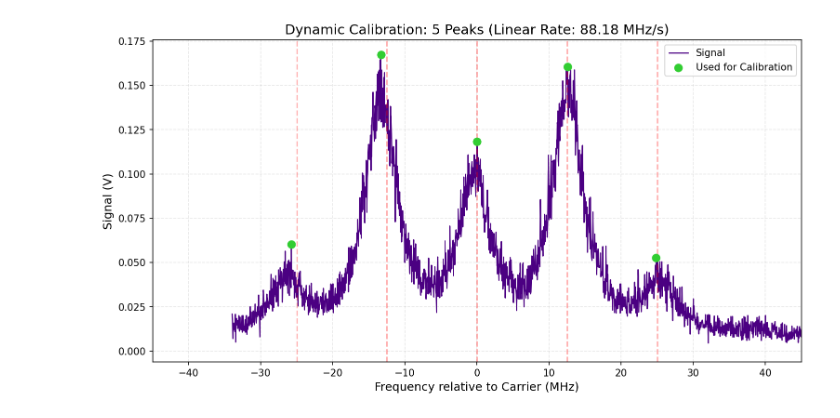
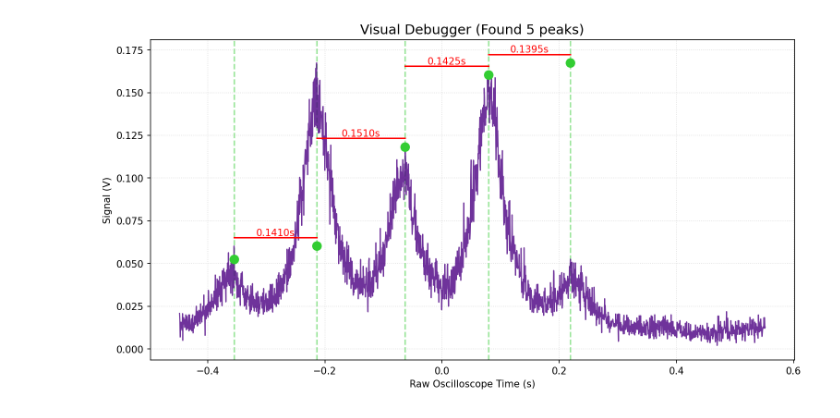
Before and after one commit to MichelangeloDondi/rb6s-spectroscopy, a Jupyter notebook: notebooks/01_eom_nested_fit.ipynb, the cells around one changed output. Saved outputs shown, nothing was run; the diff lists cells and outputs as text; code cells hidden in the pictures.

```diff
--- a/notebooks/01_eom_nested_fit.ipynb
+++ b/notebooks/01_eom_nested_fit.ipynb
@@ -5,76 +5,49 @@ import numpy as np
 from scipy.signal import find_peaks
 from pathlib import Path
 
-# --- LOAD DATA ---
+# --- 1. LOAD DATA ---
 data_dir = Path("/Users/michelangelodondi/Documents/Research/rb6s-spectroscopy/data/01_raw/power_eom")
 f = data_dir / "4121nm_eom_after1.csv"
 df = pd.read_csv(f, skiprows=2, header=None)
 df.columns = ['time_s', 'signal_v']
 df = df.apply(pd.to_numeric, errors='coerce').dropna()
 
-# --- DYNAMIC PEAK DETECTION ---
-peaks, props = find_peaks(df['signal_v'], prominence=0.03, distance=50)
+# --- 2. TWEAK THESE TWO NUMBERS ---
+# Prominence: How far a peak must rise above its local background.
+# Distance: Minimum number of data points (not seconds!) between peaks.
+TEST_PROMINENCE = 0.03
+TEST_DISTANCE = 150
+
+peaks, _ = find_peaks(df['signal_v'], prominence=TEST_PROMINENCE, distance=TEST_DISTANCE)
+
 t_peaks = np.sort(df['time_s'].iloc[peaks].values)
 v_peaks = np.sort(df['signal_v'].iloc[peaks].values)
 
-num_peaks = len(t_peaks)
-print(f"🔍 Detected {num_peaks} high-prominence peaks.")
+# --- 3. PLOT AND MEASURE ---
+plt.figure(figsize=(12, 6), dpi=150)
+plt.plot(df['time_s'], df['signal_v'], color='indigo', linewidth=1.2, alpha=0.8)
 
-if num_peaks >= 3:
-    # 1. Identify the Carrier (Assume it's the middle peak of the cluster)
-    center_idx = num_peaks // 2
-    t_carrier = t_peaks[center_idx]
+# --- NEW: Vertical lines dropping from the green dots ---
+for t in t_peaks:
+    plt.axvline(x=t, color='limegreen', linestyle='--', alpha=0.5, zorder=1)
 
-    # 2. Assign Theoretical Frequencies (Assuming 12.5 MHz spacing)
-    # E.g., if 5 peaks, indices are -2, -1, 0, 1, 2 -> multiplied by 12.5
-    peak_indices = np.arange(num_peaks) - center_idx
-    expected_freqs = peak_indices * 12.5
+# Plot the green dots on top
+plt.scatter(t_peaks, v_peaks, color='limegreen', s=80, zorder=5)
 
-    # 3. The Interval Test (Check for piezo linearity)
-    spacings = np.diff(t_peaks)
-    avg_spacing = np.median(spacings)
-    max_deviation = np.max(np.abs(spacings - avg_spacing)) / avg_spacing
+# Draw lines and text showing the exact gap between peaks
+for i in range(len(t_peaks) - 1):
+    t1, t2 = t_peaks[i], t_peaks[i+1]
+    v_mid = max(v_peaks[i], v_peaks[i+1]) + 0.005 # Put text slightly above
+    gap = t2 - t1
 
-    print("\n📏 Calibration Diagnostics:")
-    if max_deviation > 0.10:
-        print(f"   ⚠️ PIEZO WARPING DETECTED: Peak spacing varies by {max_deviation*100:.1f}%.")
-        print("   -> Applying 2nd-Order Polynomial Correction to unwarp the scan.")
-        # Fit a curve: Time -> Frequency to account for non-linear scanning
-        fit_coeffs = np.polyfit(t_peaks, expected_freqs, 2)
-        # Apply the quadratic fit to the whole time axis
-        df['freq_mhz'] = np.polyval(fit_coeffs, df['time_s'])
-        scan_rate_msg = "Non-Linear Fit Applied"
-    else:
-        print(f"   ✅ LINEAR SCAN: Peak spacing is uniform (Max deviation: {max_deviation*100:.1f}%).")
-        print("   -> Applying standard linear calibration.")
-        mhz_per_s = 12.5 / avg_spacing
-        df['freq_mhz'] = (df['time_s'] - t_carrier) * mhz_per_s
-        scan_rate_msg = f"Linear Rate: {mhz_per_s:.2f} MHz/s"
+    # Draw a horizontal line connecting the peaks
+    plt.plot([t1, t2], [v_mid, v_mid], color='red', linewidth=1.5)
+    # Write the time gap above the line
+    plt.text((t1 + t2) / 2, v_mid + 0.001, f"{gap:.4f}s", ha='center', color='red', fontsize=10)
 
-    # --- PLOTTING ---
-    plt.figure(figsize=(12, 6), dpi=150)
-    plt.plot(df['freq_mhz'], df['signal_v'], color='indigo', linewidth=1.2, label='Signal')
-
-    # Plot the peaks we detected
-    detected_freqs = df['freq_mhz'].iloc[peaks].values
-    plt.scatter(detected_freqs, df['signal_v'].iloc[peaks], color='limegreen', zorder=5, s=60, label='Used for Calibration')
-
-    # Draw the theoretical grid based on the assigned frequencies
-    for freq in expected_freqs:
-        plt.axvline(freq, color='red', linestyle='--', alpha=0.3)
-
-    plt.title(f"Dynamic Calibration: {num_peaks} Peaks ({scan_rate_msg})", fontsize=14)
-    plt.xlabel("Frequency relative to Carrier (MHz)", fontsize=12)
-    plt.ylabel("Signal (V)", fontsize=12)
-
-    # Auto-scale the X-axis to fit the peaks we found + a little padding
-    plt.xlim(expected_freqs[0] - 20, expected_freqs[-1] + 20)
-
-    plt.grid(True, linestyle='--', alpha=0.3)
-    plt.legend()
-    plt.show()
-
-else:
-    print(f"❌ Critical Failure: Only found {num_peaks} peaks. Need at least 3 (Carrier + 2 Sidebands) to calibrate.")
-    print("Action required: Decrease 'prominence' or check the raw data plot for missing sidebands.")
+plt.title(f"Visual Debugger (Found {len(t_peaks)} peaks)", fontsize=14)
+plt.xlabel("Raw Oscilloscope Time (s)")
+plt.ylabel("Signal (V)")
+plt.grid(True, linestyle=':', alpha=0.4)
+plt.show()
 # %% [output]
@@ -86 +54 @@ else:
-[figure, old version]
+[figure, new version]
```
Also changed, not shown: parts of 2 cells of this notebook, 1 other file.
